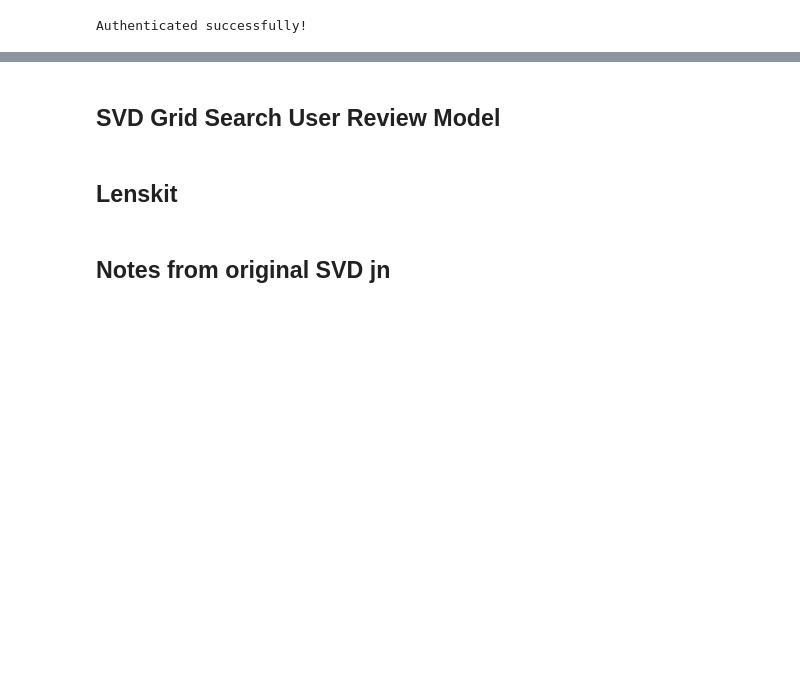
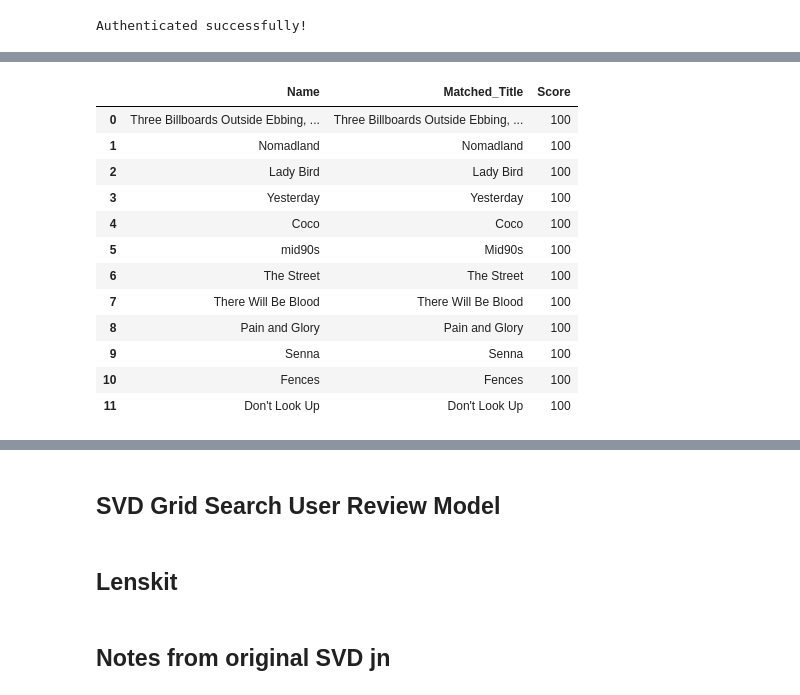
Before and after one commit to oliverramsaygray/film_wizard, a Jupyter notebook: notebooks/SVD_GridSearch_FW_model_v2.ipynb, the cells around one changed output, grey strips where cells are left out. Cells and saved outputs as stored; diff of their text form; code cells hidden in the pictures; blank space fills up the shorter version.

```diff
--- a/notebooks/SVD_GridSearch_FW_model_v2.ipynb
+++ b/notebooks/SVD_GridSearch_FW_model_v2.ipynb
@@ -37,0 +48,8 @@ data = Dataset.load_from_df(gl_df, reader)
+# %%
+gl_df['userId'].max()+1
+
+new_user_ratings = pd.read_csv('/Users/oliverramsaygray/code/oliverramsaygray/film_wizard/raw_data/letterboxd-oliverramsay-2025-03-13-15-05-utc/new_user_ratings.csv')
+new_user_ratings = new_user_ratings[new_user_ratings['Year'] <= 2022]
+# %%
+new_user_ratings.drop(columns=['Date', 'Year', 'Letterboxd URI'], inplace=True)
+new_user_ratings.dropna(inplace=True)
@@ -37,0 +72,12 @@ data = Dataset.load_from_df(gl_df, reader)
+# %%
+### Fuzzy matching ###
+### **GL df**
+sample_query = """
+SELECT movieId, title
+FROM `film-wizard-453315.Grouplens.grouplens_movies`
+"""
+
+# Fetch data from BigQuery
+grouplens_movies = client.query(sample_query).to_dataframe()
+print("Loaded data from BigQuery:", gl_df.shape)
+display(grouplens_movies.head(5))
@@ -38,3 +92,35 @@ data = Dataset.load_from_df(gl_df, reader)
+# %%
+from fuzzywuzzy import fuzz, process
+import pandas as pd
+
+def fuzzy_match(df1, col1, df2, col2, threshold=80):
+    matched_data = []
+    choices = df2[col2].tolist()  # Convert column to a list to avoid unpacking issues
+
+    for name in df1[col1]:
+        result = process.extractOne(name, choices, scorer=fuzz.ratio)
+        match, score = result if result else ("", 0)  # Ensure safe unpacking
+        matched_data.append((name, match if score >= threshold else None, score))
+
+    return pd.DataFrame(matched_data, columns=[col1, 'Matched_Title', 'Score'])
+# %%
+# Example usage
+matches_df = fuzzy_match(new_user_ratings, 'Name', grouplens_movies, 'title')
+display(matches_df)
+# %% [output]
+|  | Name | Matched_Title | Score |
+| 0 | Three Billboards Outside Ebbing, ... | Three Billboards Outside Ebbing, ... | 100 |
+| 1 | Nomadland | Nomadland | 100 |
+| 2 | Lady Bird | Lady Bird | 100 |
+| 3 | Yesterday | Yesterday | 100 |
+| 4 | Coco | Coco | 100 |
+| 5 | mid90s | Mid90s | 100 |
+| 6 | The Street | The Street | 100 |
+| 7 | There Will Be Blood | There Will Be Blood | 100 |
+| 8 | Pain and Glory | Pain and Glory | 100 |
+| 9 | Senna | Senna | 100 |
+| 10 | Fences | Fences | 100 |
+| 11 | Don't Look Up | Don't Look Up | 100 |
 # %%
 # Split the data into a training and test set
 trainset, testset = train_test_split(data, test_size=0.25)
```
Also changed, not shown: parts of 11 cells of this notebook.
